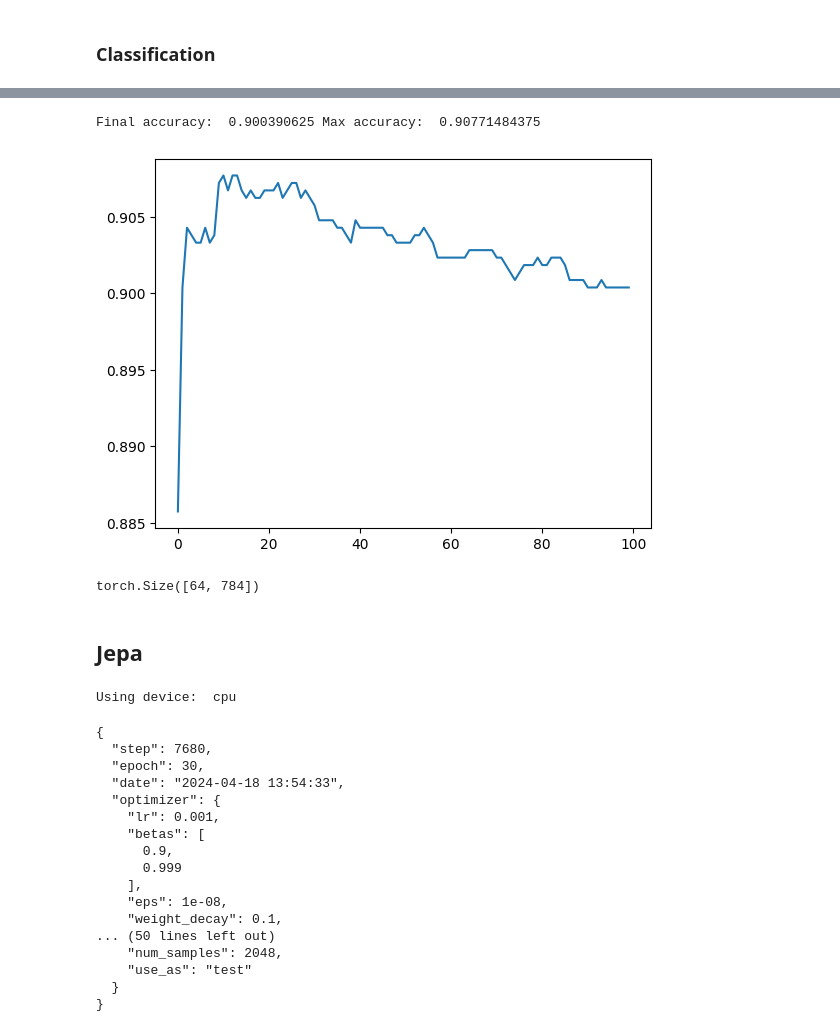
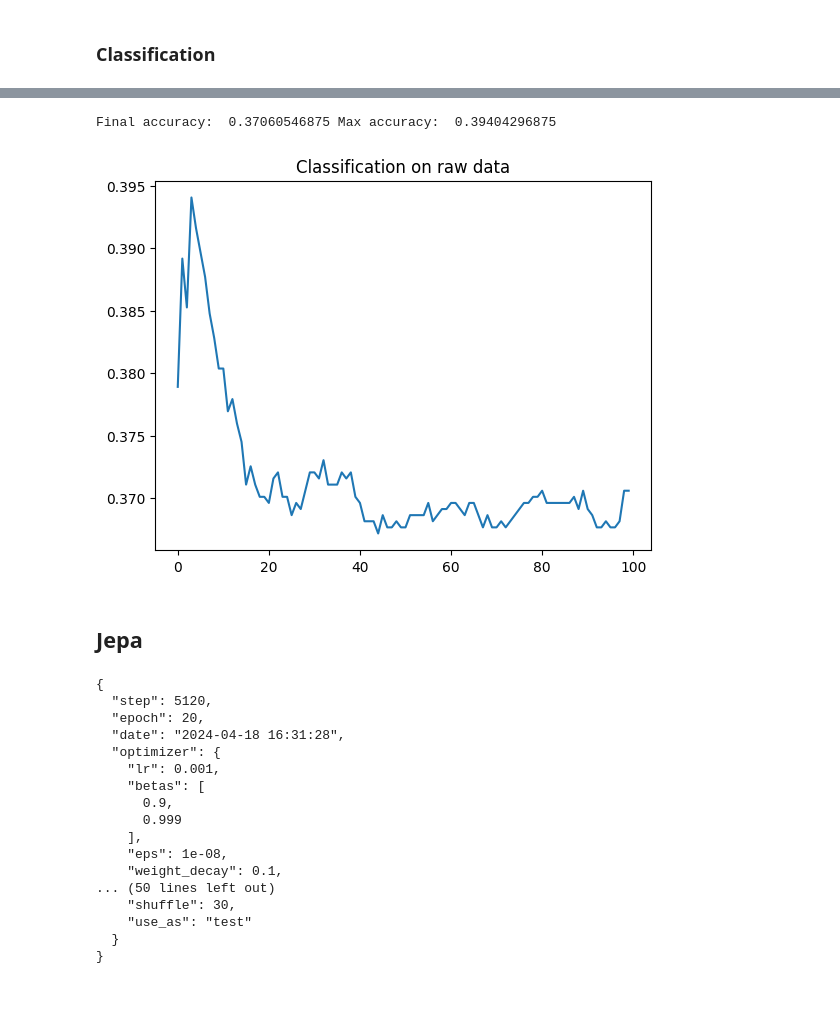
Before and after one commit to MattiaSC01/JEPA, a Jupyter notebook: notebooks/load_pretrained.ipynb, the cells around one changed output, grey strips where cells are left out. Drawn from its saved outputs; the diff is of its cells as text; code cells hidden in the pictures; blank space fills up the shorter version.

```diff
--- a/notebooks/load_pretrained.ipynb
+++ b/notebooks/load_pretrained.ipynb
@@ -23,5 +23,5 @@ Using device:  cpu
 # %%
-chkpt_dir = "../checkpoints/AutoEncoder/mnist-train"
+chkpt_dir = "../checkpoints/AutoEncoder/cifar10-train"
 model, chkpt_metadata = AutoEncoder.from_pretrained(chkpt_dir, device)
 print(json.dumps(chkpt_metadata, indent=2))
 # %% [output]
@@ -112,43 +112,30 @@ Final accuracy:  0.89404296875 Max accuracy:  0.8955078125
 # %%
 input_dim = next(iter(train_loader))['x'].shape[1]
 classifier = nn.Linear(input_dim, num_classes).to(device)
 optimizer = torch.optim.AdamW(classifier.parameters(), lr=1e-3, weight_decay=1e-3)
+criterion = nn.CrossEntropyLoss()
 
-accs = train_classifier(classifier, train_loader, test_loader,
-                                   optimizer, epochs=100, device=device)
+accs = train_classifier(classifier, train_loader, test_loader, criterion=criterion,
+                                   optimizer=optimizer, epochs=100, device=device)
 
 plt.plot(accs)
+plt.title("Classification on raw data")
 print("Final accuracy: ", accs[-1], "Max accuracy: ", max(accs))
 plt.show()
 # %% [output]
-Final accuracy:  0.900390625 Max accuracy:  0.90771484375
+Final accuracy:  0.37060546875 Max accuracy:  0.39404296875
-[figure, old version]
+[figure, new version]
-# %%
-next(iter(train_loader))["x"].shape
-# %% [output]
-torch.Size([64, 784])
 # %% [markdown]
 ## Jepa
-# %%
-device = "cpu" if not torch.cuda.is_available() else "cuda"
-print("Using device: ", device)
-
-seed = 30
-wandb_project = "jepa-prove"
-
-batch_size = 64
-test_size = 2048
-# %% [output]
-Using device:  cpu
 # %%
-chkpt_dir = "../checkpoints/Jepa/mnist-train"
+chkpt_dir = "../checkpoints/Jepa/cifar10-train"
 model, chkpt_metadata = Jepa.from_pretrained(chkpt_dir, device)
 print(json.dumps(chkpt_metadata, indent=2))
 # %% [output]
 {
-  "step": 7680,
-  "epoch": 30,
-  "date": "2024-04-18 13:54:33",
+  "step": 5120,
+  "epoch": 20,
+  "date": "2024-04-18 16:31:28",
   "optimizer": {
     "lr": 0.001,
     "betas": [
@@ -158,7 +145,7 @@ print(json.dumps(chkpt_metadata, indent=2))
     "eps": 1e-08,
     "weight_decay": 0.1,
 ... (50 lines left out)
-    "num_samples": 2048,
+    "shuffle": 30,
     "use_as": "test"
   }
 }
```
Also changed, not shown: parts of 16 cells of this notebook, 3 other files.
